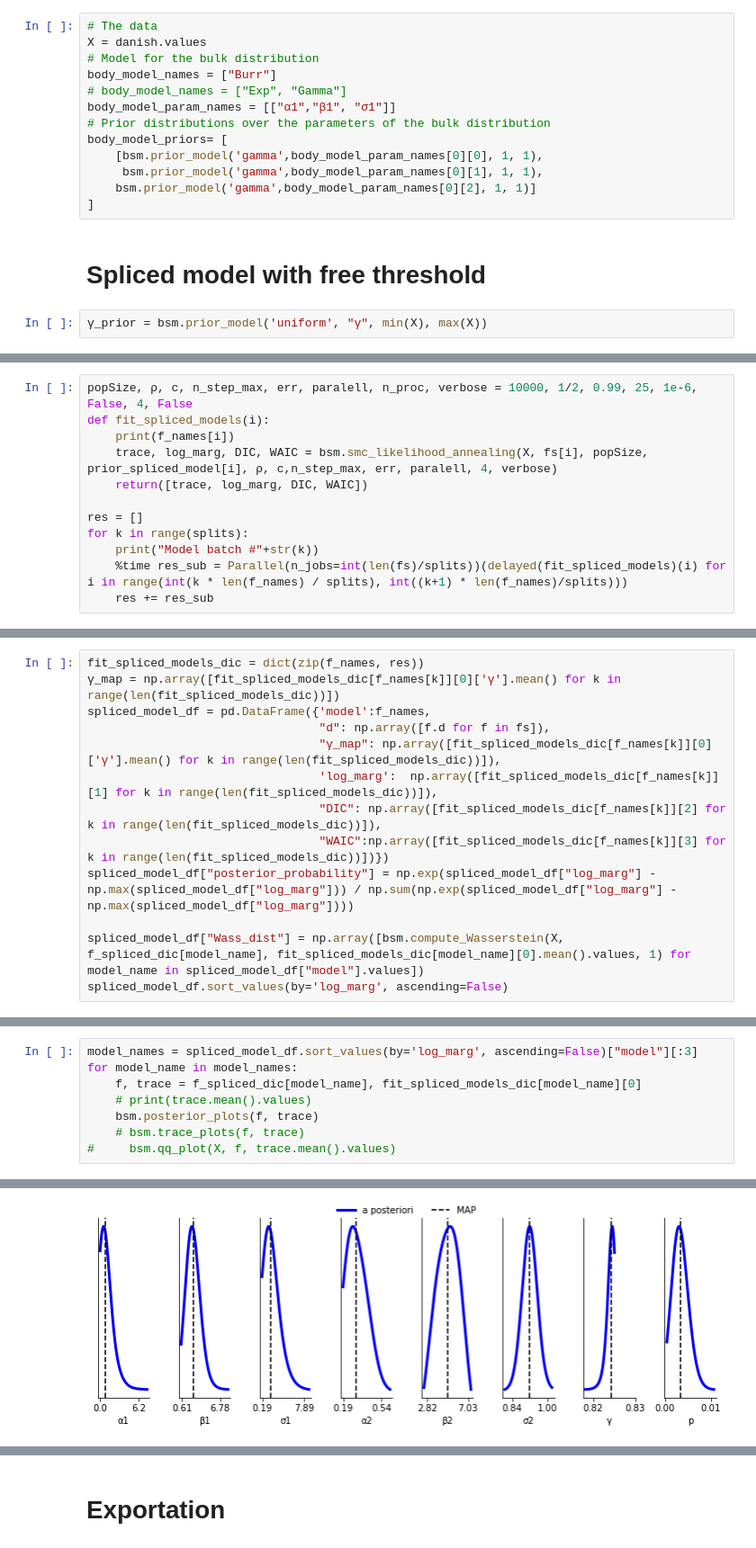
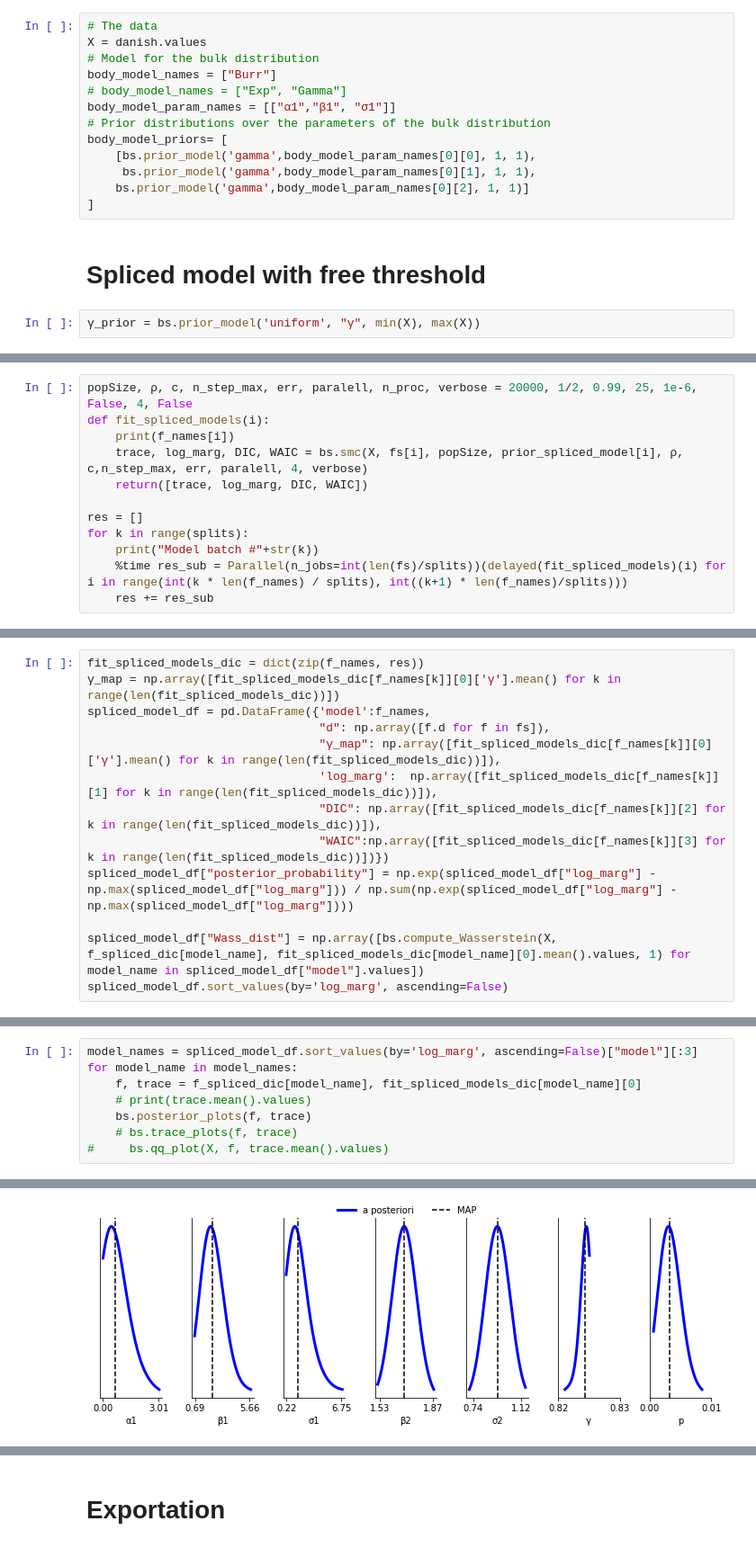
Before and after one commit to LaGauffre/SMCCompoMo, a Jupyter notebook: Script/danish/spliced_model_Burr.ipynb, the cells around one changed output, grey strips where cells are left out. Shown: that part at 90% size. Drawn from its saved outputs; the diff is of its cells as text.

```diff
--- a/Script/danish/spliced_model_Burr.ipynb
+++ b/Script/danish/spliced_model_Burr.ipynb
@@ -17,14 +18,14 @@ body_model_names = ["Burr"]
 body_model_param_names = [["α1","β1", "σ1"]]
 # Prior distributions over the parameters of the bulk distribution
 body_model_priors= [
-    [bsm.prior_model('gamma',body_model_param_names[0][0], 1, 1),
-     bsm.prior_model('gamma',body_model_param_names[0][1], 1, 1),
-    bsm.prior_model('gamma',body_model_param_names[0][2], 1, 1)]
+    [bs.prior_model('gamma',body_model_param_names[0][0], 1, 1),
+     bs.prior_model('gamma',body_model_param_names[0][1], 1, 1),
+    bs.prior_model('gamma',body_model_param_names[0][2], 1, 1)]
 ]
 # %% [markdown]
 # Spliced model with free threshold
 # %%
-γ_prior = bsm.prior_model('uniform', "γ", min(X), max(X))
+γ_prior = bs.prior_model('uniform', "γ", min(X), max(X))
 # %%
 # Model for the tail of the distribution
 tail_model_names = ["Exp", "Gamma", "Weibull", "Inverse-Gaussian", "Lognormal", "Log-Logistic", "Lomax", "Burr", "Pareto-Tail", "GPD-Tail", "Inverse-Gamma", "Inverse-Weibull"]
@@ -71,10 +72,10 @@ len(f_names)/splits
 # %% [output]
 36.0
 # %%
-popSize, ρ, c, n_step_max, err, paralell, n_proc, verbose = 10000, 1/2, 0.99, 25, 1e-6, False, 4, False
+popSize, ρ, c, n_step_max, err, paralell, n_proc, verbose = 20000, 1/2, 0.99, 25, 1e-6, False, 4, False
 def fit_spliced_models(i):
     print(f_names[i])
-    trace, log_marg, DIC, WAIC = bsm.smc_likelihood_annealing(X, fs[i], popSize, prior_spliced_model[i], ρ, c,n_step_max, err, paralell, 4, verbose)
+    trace, log_marg, DIC, WAIC = bs.smc(X, fs[i], popSize, prior_spliced_model[i], ρ, c,n_step_max, err, paralell, 4, verbose)
     return([trace, log_marg, DIC, WAIC])
 
 res = []
@@ -97,7 +98,7 @@ spliced_model_df = pd.DataFrame({'model':f_names,
                                  "WAIC":np.array([fit_spliced_models_dic[f_names[k]][3] for k in range(len(fit_spliced_models_dic))])})
 spliced_model_df["posterior_probability"] = np.exp(spliced_model_df["log_marg"] - np.max(spliced_model_df["log_marg"])) / np.sum(np.exp(spliced_model_df["log_marg"] - np.max(spliced_model_df["log_marg"])))
 
-spliced_model_df["Wass_dist"] = np.array([bsm.compute_Wasserstein(X, f_spliced_dic[model_name], fit_spliced_models_dic[model_name][0].mean().values, 1) for model_name in spliced_model_df["model"].values])
+spliced_model_df["Wass_dist"] = np.array([bs.compute_Wasserstein(X, f_spliced_dic[model_name], fit_spliced_models_dic[model_name][0].mean().values, 1) for model_name in spliced_model_df["model"].values])
 spliced_model_df.sort_values(by='log_marg', ascending=False)
 # %% [output]
 |  | model | d | γ_map | log_marg | DIC | WAIC | posterior_probability | Wass_dist |
@@ -122,7 +123,7 @@ model_names = spliced_model_df.sort_values(by='log_marg', ascending=False)["mode
 for model_name in model_names:
     f, trace = f_spliced_dic[model_name], fit_spliced_models_dic[model_name][0]
     # print(trace.mean().values)
-    bsm.posterior_plots(f, trace)
-    # bsm.trace_plots(f, trace)
-#     bsm.qq_plot(X, f, trace.mean().values)
+    bs.posterior_plots(f, trace)
+    # bs.trace_plots(f, trace)
+#     bs.qq_plot(X, f, trace.mean().values)
 # %% [output]
@@ -130 +131 @@ for model_name in model_names:
-[figure, old version]
+[figure, new version]
```
Also changed, not shown: parts of 6 cells of this notebook, 11 other files.
